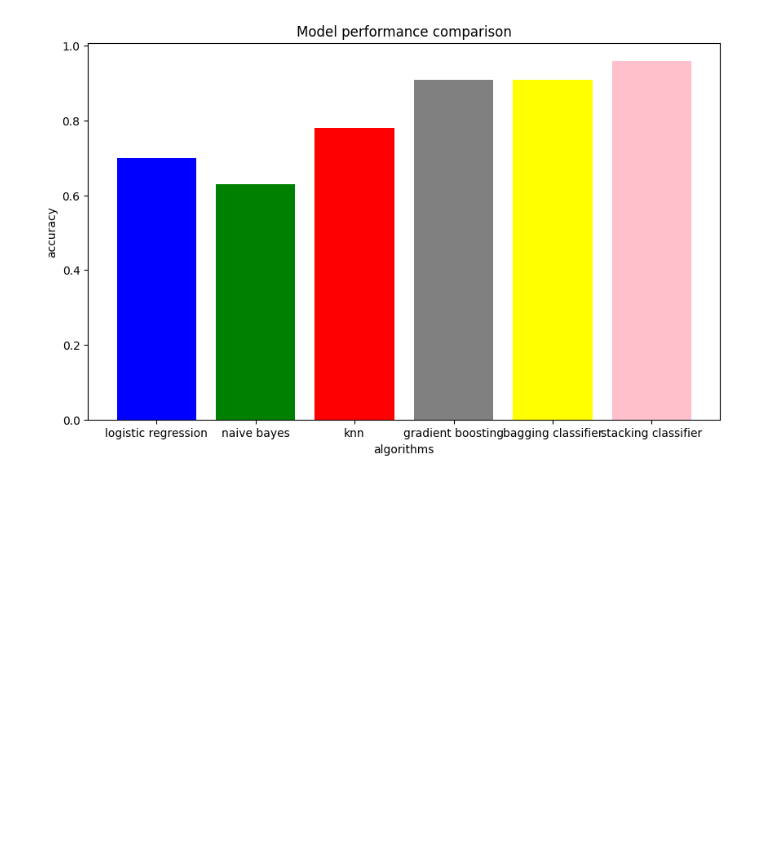
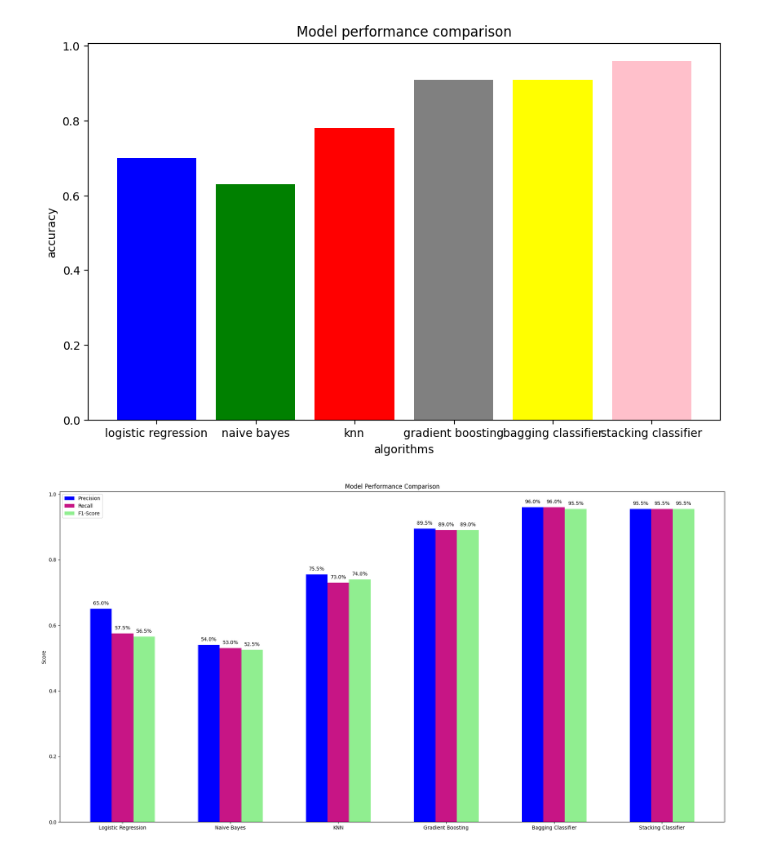
Before and after one commit to OluEgwudike/COMPARATIVE-ANALYSIS-OF-SUPERVISED-AND-ENSEMBLE-MODEL-FOR-DETECTING-MALICIOUS-ACTIVITIES, a Jupyter notebook: malicious_detection.ipynb, the cells around one changed output. Saved outputs shown, nothing was run; the diff lists cells and outputs as text; code cells hidden in the pictures; blank space fills up the shorter version.

Commit message:
Comparison of the classification report for all the models used in the project

```diff
--- a/malicious_detection.ipynb
+++ b/malicious_detection.ipynb
@@ -675,3 +683,102 @@ plt.title('Model performance comparison')
 plt.show()
 # %% [output]
 [figure]
+# %%
+import numpy as np
+import matplotlib.pyplot as plt
+
+# Lists for the precision, recall, and F1-score for each model
+log_precision_values = [0.72, 0.58]
+log_recall_values = [0.93, 0.22]
+log_f1_values = [0.81, 0.32]
+
+nb_precision_values = [0.70, 0.38]
+nb_recall_values = [0.81, 0.25]
+nb_f1_values = [0.75, 0.30]
+
+knn_precision_values = [0.82, 0.69]
+knn_recall_values = [0.88, 0.58]
+knn_f1_values = [0.85, 0.63]
+
+# Gradient Boosting Classifier
+gb_precision_values = [0.93, 0.86]
+gb_recall_values = [0.94, 0.84]
+gb_f1_values = [0.93, 0.85]
+
+# Bagging Classifier
+bag_precision_values = [0.97, 0.95]
+bag_recall_values = [0.98, 0.94]
+bag_f1_values = [0.97, 0.94]
+
+# Stacking Classifier
+stack_precision_values = [0.97, 0.94]
+stack_recall_values = [0.97, 0.94]
+stack_f1_values = [0.97, 0.94]
+
+# Calculating the mean for each metric for each model
+log_precision = np.mean(log_precision_values)
+log_recall = np.mean(log_recall_values)
+log_f1 = np.mean(log_f1_values)
+
+nb_precision = np.mean(nb_precision_values)
+nb_recall = np.mean(nb_recall_values)
+nb_f1 = np.mean(nb_f1_values)
+
+knn_precision = np.mean(knn_precision_values)
+knn_recall = np.mean(knn_recall_values)
+knn_f1 = np.mean(knn_f1_values)
+
+gb_precision = np.mean(gb_precision_values)
+gb_recall = np.mean(gb_recall_values)
+gb_f1 = np.mean(gb_f1_values)
+
+bag_precision = np.mean(bag_precision_values)
+bag_recall = np.mean(bag_recall_values)
+bag_f1 = np.mean(bag_f1_values)
+
+stack_precision = np.mean(stack_precision_values)
+stack_recall = np.mean(stack_recall_values)
+stack_f1 = np.mean(stack_f1_values)
+
+# Data for plotting
+models = ['Logistic Regression', 'Naive Bayes', 'KNN', 'Gradient Boosting', 'Bagging Classifier', 'Stacking Classifier']
+precision_values = [log_precision, nb_precision, knn_precision, gb_precision, bag_precision, stack_precision]
+recall_values = [log_recall, nb_recall, knn_recall, gb_recall, bag_recall, stack_recall]
+f1_values = [log_f1, nb_f1, knn_f1, gb_f1, bag_f1, stack_f1]
+
+# Bar width and positions
+x = np.arange(len(models))
+width = 0.2
+
+# Plotting the histogram
+fig, ax = plt.subplots(figsize=(24, 12))
+bars_precision = ax.bar(x - width, precision_values, width, label='Precision', color='#0000FF')
+bars_recall = ax.bar(x, recall_values, width, label='Recall', color='#C71585')
+bars_f1 = ax.bar(x + width, f1_values, width, label='F1-Score', color='#90EE90')
+
+# Labels and formatting
+ax.set_xticks(x)
+ax.set_xticklabels(models)
+ax.set_ylabel('Score')
+ax.set_title('Model Performance Comparison')
+ax.legend()
+
+# Annotating the bars with the percentage values
+def add_percentages(bars, values, offset=5):
+    for bar, value in zip(bars, values):
+        height = bar.get_height()
+        ax.annotate(f'{height*100:.1f}%',  # Format as percentage
+                    xy=(bar.get_x() + bar.get_width() / 2, height),  # Position of the label
+                    xytext=(0, offset),  # Adjust the offset
+                    textcoords="offset points",
+                    ha='center', va='bottom', color='black')
+
+# Add percentage annotations with a slight offset to avoid overlap
+add_percentages(bars_precision, precision_values, offset=6)
+add_percentages(bars_recall, recall_values, offset=6)
+add_percentages(bars_f1, f1_values, offset=6)
+
+# Show the plot
+plt.show()
+# %% [output]
+[figure, added]
```
Also changed, not shown: parts of 7 cells of this notebook.
